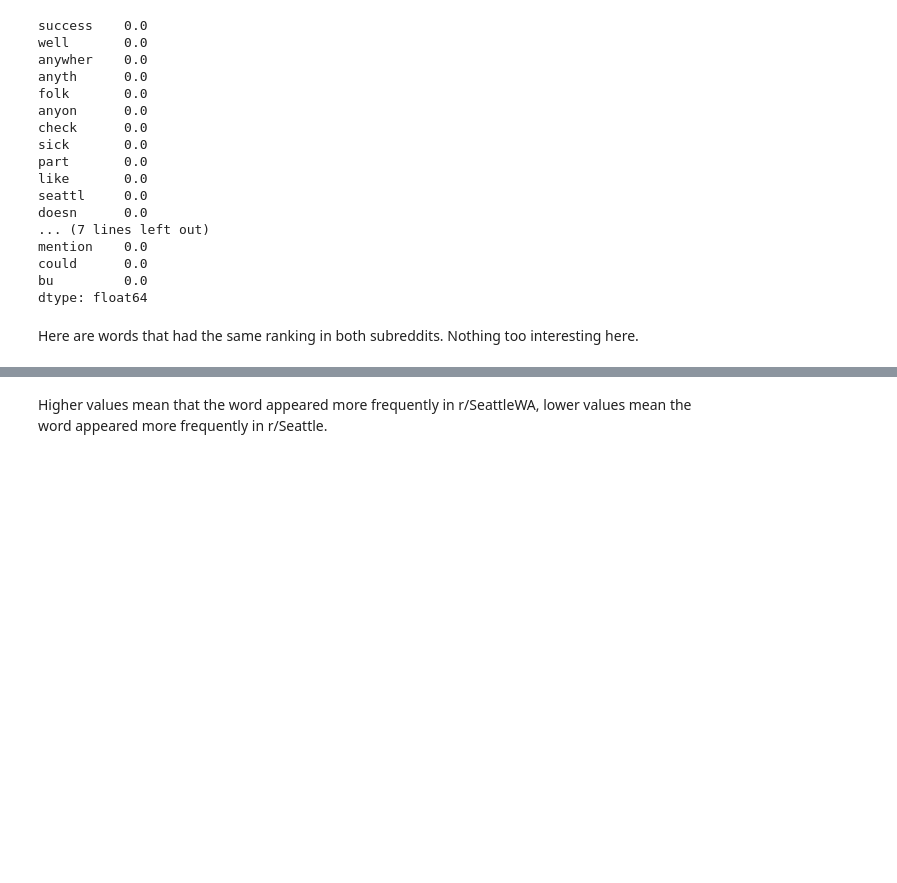
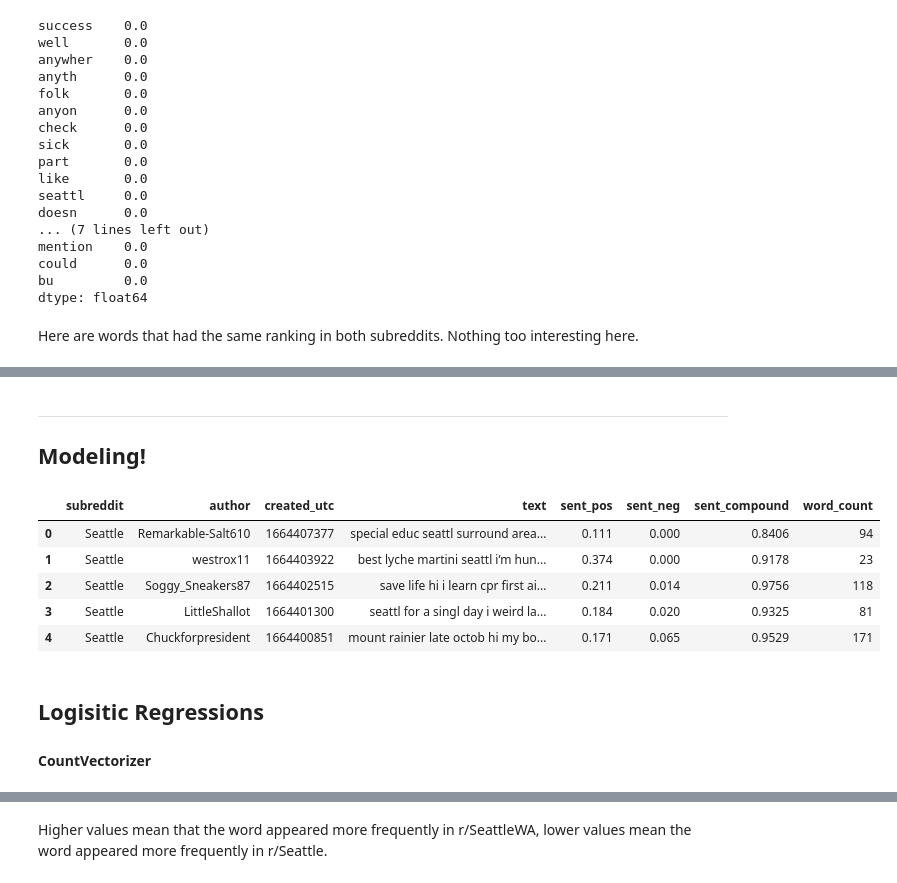
Before and after one commit to jguo052/NLP-Subreddit-Classification, a Jupyter notebook: first_draft.ipynb, the cells around one changed output, grey strips where cells are left out. Saved outputs shown, nothing was run; the diff lists cells and outputs as text; code cells hidden in the pictures; blank space fills up the shorter version.

```diff
--- a/first_draft.ipynb
+++ b/first_draft.ipynb
@@ -993,0 +1264,14 @@ Here are words that had the same ranking in both subreddits. Nothing too interes
+# %% [markdown]
+---
+
+## Modeling!
+# %%
+all_posts = pd.concat([sea,sea_wa])
+all_posts.head()
+# %% [output]
+|  | subreddit | author | created_utc | text | sent_pos | sent_neg | sent_compound | word_count |
+| 0 | Seattle | Remarkable-Salt610 | 1664407377 | special educ seattl surround area... | 0.111 | 0.000 | 0.8406 | 94 |
+| 1 | Seattle | westrox11 | 1664403922 | best lyche martini seattl i’m hun... | 0.374 | 0.000 | 0.9178 | 23 |
+| 2 | Seattle | Soggy_Sneakers87 | 1664402515 | save life hi i learn cpr first ai... | 0.211 | 0.014 | 0.9756 | 118 |
+| 3 | Seattle | LittleShallot | 1664401300 | seattl for a singl day i weird la... | 0.184 | 0.020 | 0.9325 | 81 |
+| 4 | Seattle | Chuckforpresident | 1664400851 | mount rainier late octob hi my bo... | 0.171 | 0.065 | 0.9529 | 171 |
@@ -993,0 +1295,3 @@ Here are words that had the same ranking in both subreddits. Nothing too interes
+# %% [markdown]
+## Logisitic Regressions
+#### CountVectorizer
```
Also changed, not shown: parts of 52 cells of this notebook.
